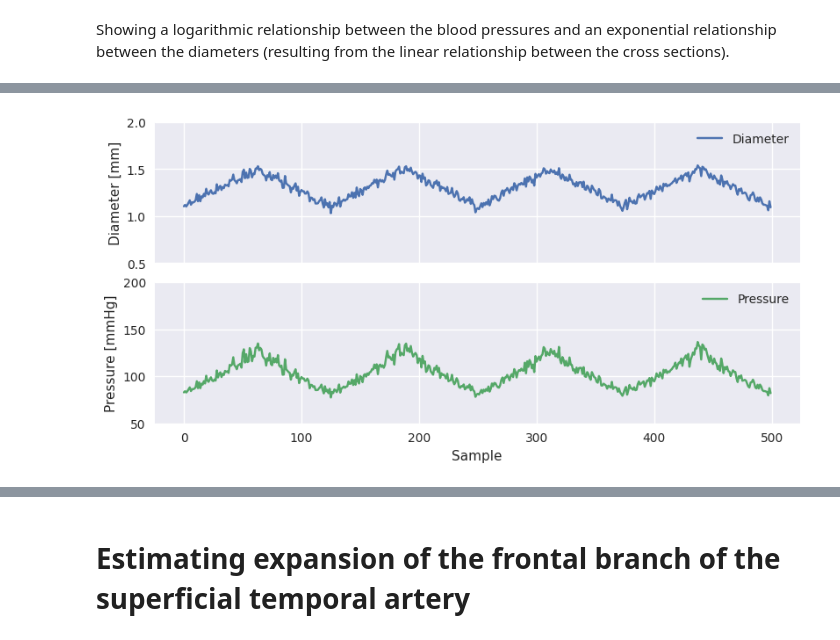
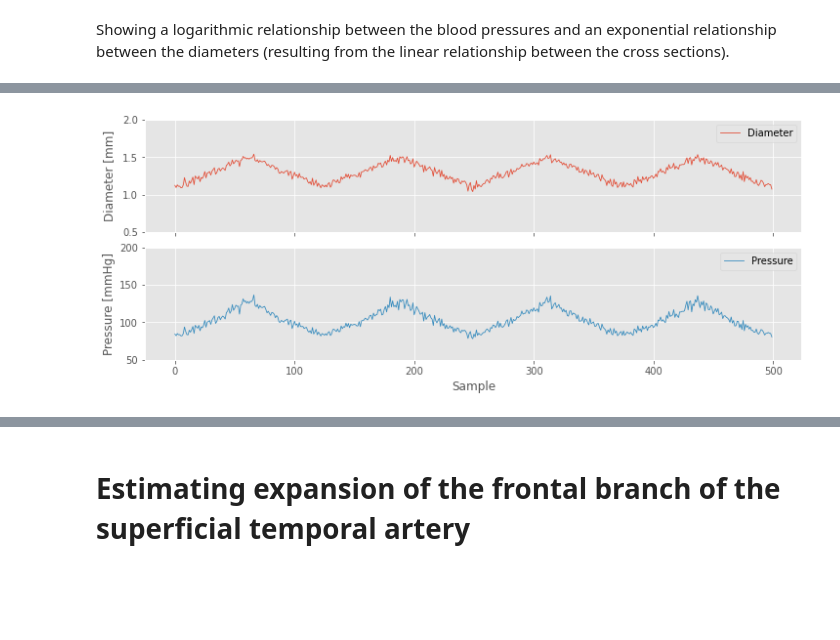
Before and after one commit to Oskari-Tuormaa/BAC, a Jupyter notebook: jupyter_simulations/linearity/linearity.ipynb, the cells around one changed output, grey strips where cells are left out. Drawn from its saved outputs; the diff is of its cells as text; code cells hidden in the pictures; blank space fills up the shorter version.

```diff
--- a/jupyter_simulations/linearity/linearity.ipynb
+++ b/jupyter_simulations/linearity/linearity.ipynb
@@ -7,9 +7,6 @@ from scipy import signal
 from IPython.display import Latex
 import pint
 ureg = pint.UnitRegistry()
-plt.style.use('seaborn')
-plt.rcParams['figure.constrained_layout.use'] = True
-plt.rcParams["figure.figsize"] = (8,4)
 # %% [markdown]
 Given the exponential BP - artial cross section model:
 # %% [markdown]
@@ -153,31 +70,32 @@ fig.savefig("linearity.pdf")
 # Diameter parameters
 d_s = 1.5
 d_d = 1.1
 p_s = 129.6
 p_d = 82.6
 
 # Diameter waveform
 t = np.linspace(0, 8*np.pi, 500)
 d_t = d_d + 0.5 * (signal.sawtooth(t, width=0.5) + 1) * (d_s - d_d) + np.random.randn(len(t)) * 0.03
 
 # Pressure waveforms
 p_t = p_d * np.exp( np.log(p_s / p_d) * (d_t**2 - d_d**2) / (d_s**2 - d_d**2) )
 
 # Plot data
 fig: plt.Figure
 fig, axs = plt.subplots(2, 1, sharex=True)
 axs[0].plot(d_t, c="C0", label="Diameter")
 axs[1].plot(p_t, c="C1", label="Pressure")
 
 axs[0].set_ylabel("Diameter [mm]")
 axs[1].set_ylabel("Pressure [mmHg]")
 axs[1].set_xlabel("Sample")
 axs[1].set_ylim([50, 200])
 axs[0].set_ylim([0.5, 2])
 for ax in axs:
     ax.grid(True)
     ax.legend()
 
+fig.align_ylabels()
 fig.savefig("pulse.pdf")
 # %% [output]
-[figure, old version]
+[figure, new version]
```
Also changed, not shown: parts of 4 cells of this notebook, 2 other files.
